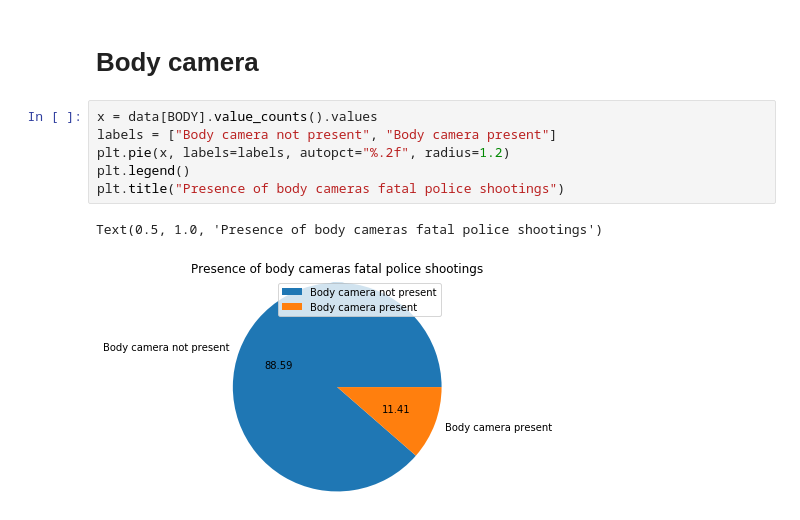
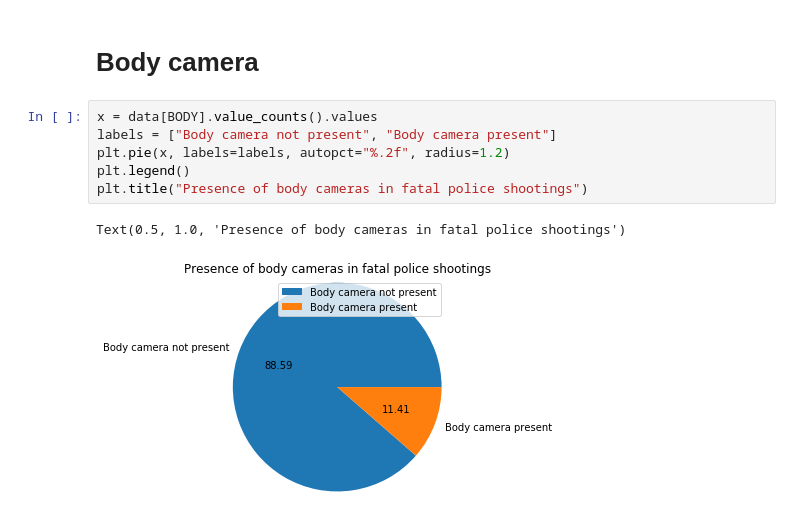
Before and after one commit to and-le/wapo-fatal-police-sheetings, a Jupyter notebook: data_analysis.ipynb, the cells around one changed output. Saved outputs shown, nothing was run; the diff lists cells and outputs as text.

```diff
--- a/data_analysis.ipynb
+++ b/data_analysis.ipynb
@@ -157,9 +172,9 @@ Text(0.5, 1.0, 'Flight in fatal police shootings')
 # %%
 x = data[BODY].value_counts().values
 labels = ["Body camera not present", "Body camera present"]
 plt.pie(x, labels=labels, autopct="%.2f", radius=1.2)
 plt.legend()
-plt.title("Presence of body cameras fatal police shootings")
+plt.title("Presence of body cameras in fatal police shootings")
 # %% [output]
-Text(0.5, 1.0, 'Presence of body cameras fatal police shootings')
+Text(0.5, 1.0, 'Presence of body cameras in fatal police shootings')
-[figure, old version]
+[figure, new version]
```
Also changed, not shown: parts of 31 cells of this notebook.
